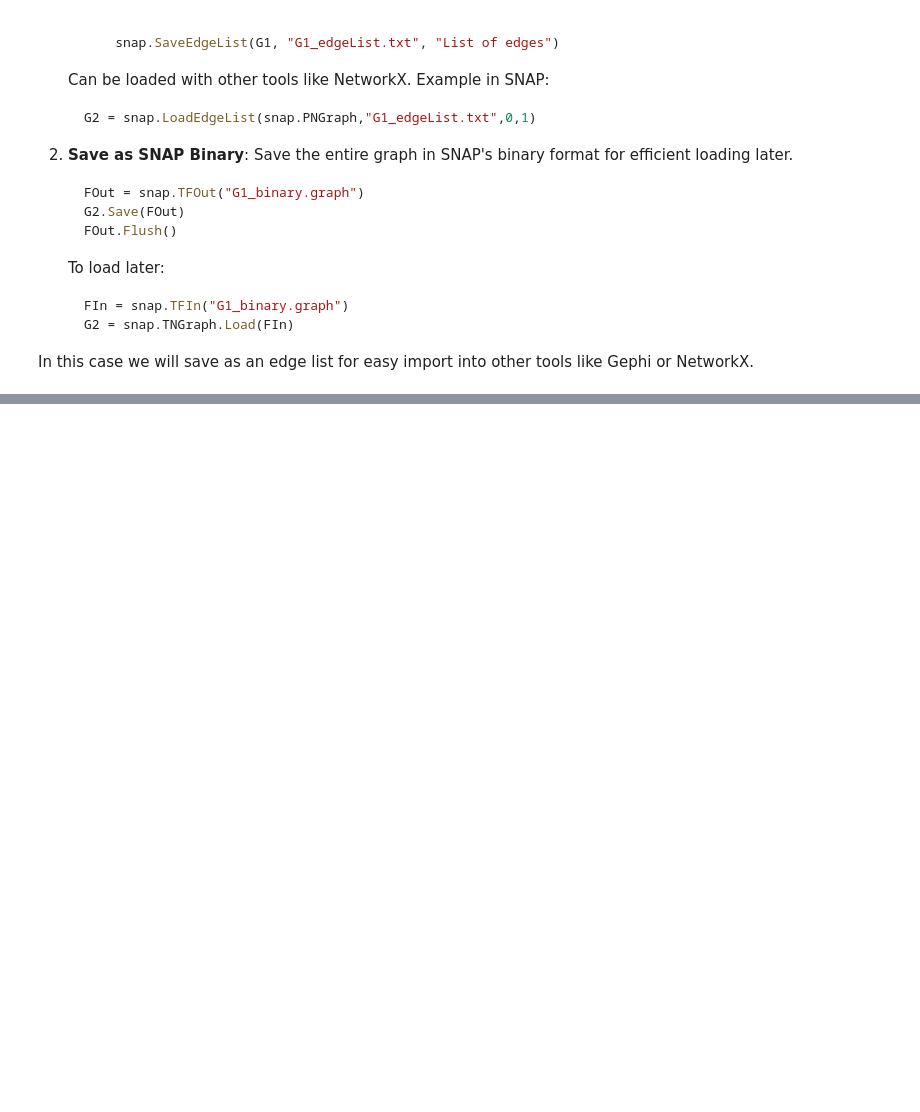
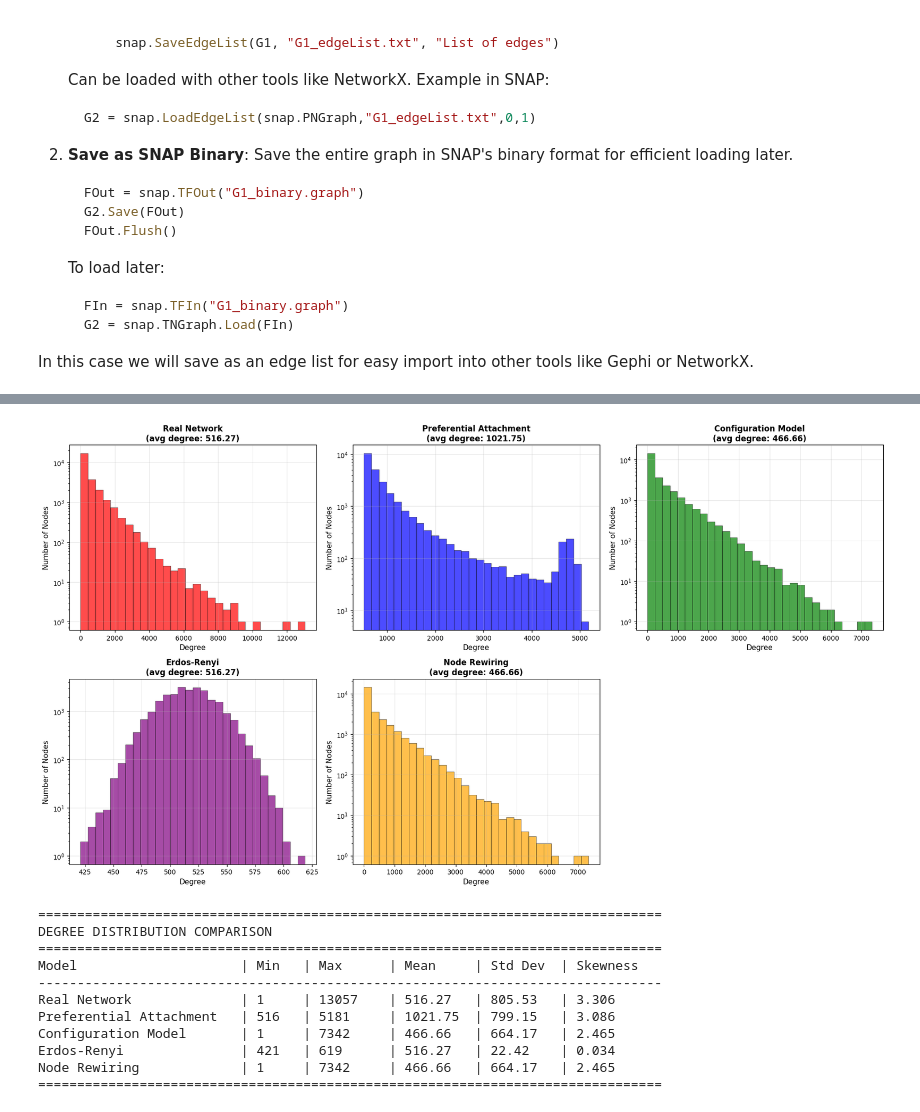
Before and after one commit to rcrtss/upf-ddsa-2026, a Jupyter notebook: snap/analysis.ipynb, the cells around one changed output, grey strips where cells are left out. Saved outputs shown, nothing was run; the diff lists cells and outputs as text; code cells hidden in the pictures; blank space fills up the shorter version.

```diff
--- a/snap/analysis.ipynb
+++ b/snap/analysis.ipynb
@@ -1501,0 +1122,60 @@ NameError: name 'G' is not defined
+# %%
+# Visualize degree distributions comparison
+import matplotlib.pyplot as plt
+from matplotlib import patches
+
+fig, axes = plt.subplots(2, 3, figsize=(18, 10))
+axes = axes.flatten()
+
+colors = ['red', 'blue', 'green', 'purple', 'orange']
+model_names = ['Real Network', 'Preferential Attachment', 'Configuration Model', 'Erdos-Renyi', 'Node Rewiring']
+
+for idx, name in enumerate(model_names):
+    if name in network_results:
+        ax = axes[idx]
+        degrees = network_results[name]['degrees']
+
+        # Create histogram with log y-axis for better visibility
+        ax.hist(degrees, bins=30, alpha=0.7, color=colors[idx], edgecolor='black', linewidth=0.5)
+        ax.set_xlabel('Degree', fontsize=11)
+        ax.set_ylabel('Number of Nodes', fontsize=11)
+        ax.set_title(f'{name}\n(avg degree: {network_results[name]["avg_degree"]:.2f})',
+                     fontsize=12, fontweight='bold')
+        ax.set_yscale('log')
+        ax.grid(True, alpha=0.3)
+
+# Remove the extra subplot
+axes[-1].axis('off')
+
+plt.tight_layout()
+plt.show()
+
+# Statistical comparison
+print("\n" + "="*80)
+print("DEGREE DISTRIBUTION COMPARISON")
+print("="*80)
+print(f"{'Model':<25} | {'Min':<5} | {'Max':<8} | {'Mean':<8} | {'Std Dev':<8} | {'Skewness':<10}")
+print("-"*80)
+
+from scipy.stats import skew
+
+for name in model_names:
+    if name in network_results:
+        degrees = np.array(network_results[name]['degrees'])
+        skewness = skew(degrees)
+        print(f"{name:<25} | {degrees.min():<5} | {degrees.max():<8} | {degrees.mean():<8.2f} | {degrees.std():<8.2f} | {skewness:<10.3f}")
+
+print("="*80)
+# %% [output]
+[figure, added]
+================================================================================
+DEGREE DISTRIBUTION COMPARISON
+================================================================================
+Model                     | Min   | Max      | Mean     | Std Dev  | Skewness
+--------------------------------------------------------------------------------
+Real Network              | 1     | 13057    | 516.27   | 805.53   | 3.306
+Preferential Attachment   | 516   | 5181     | 1021.75  | 799.15   | 3.086
+Configuration Model       | 1     | 7342     | 466.66   | 664.17   | 2.465
+Erdos-Renyi               | 421   | 619      | 516.27   | 22.42    | 0.034
+Node Rewiring             | 1     | 7342     | 466.66   | 664.17   | 2.465
+================================================================================
```
Also changed, not shown: parts of 70 cells of this notebook, 3 other files.
